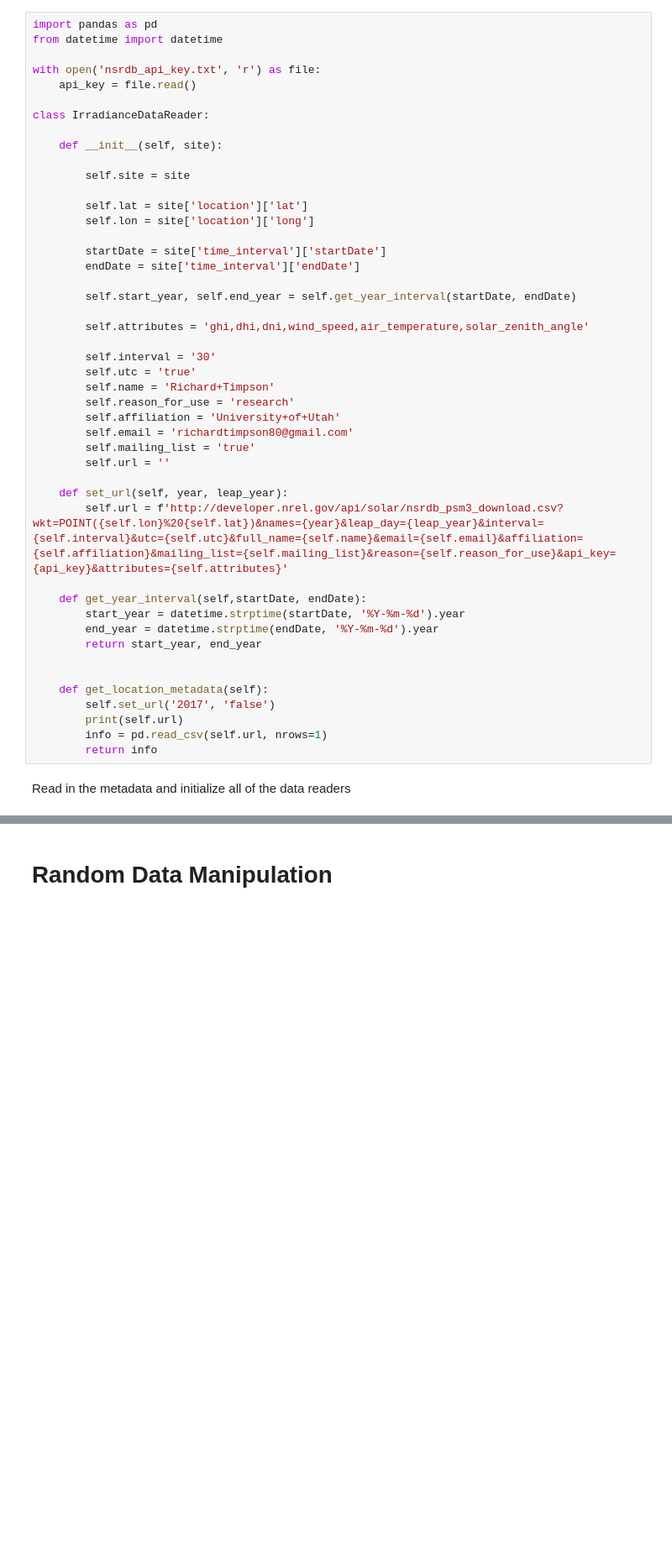
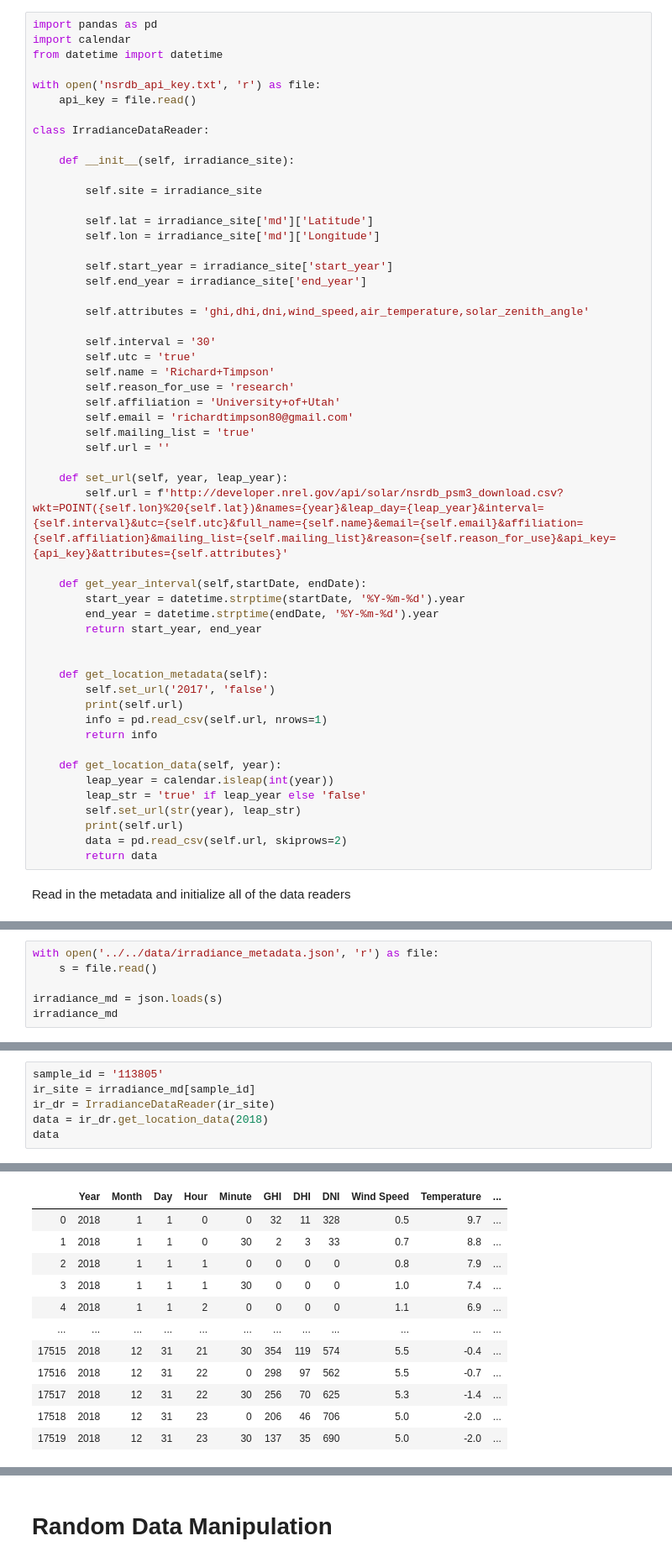
Before and after one commit to richard-timpson/solar-panel-output-prediction, a Jupyter notebook: code/SolarIrradianceDataGathering/IrradianceDataGathering.ipynb, the cells around one changed output, grey strips where cells are left out. Shown at 84% size. Cells and saved outputs as stored; diff of their text form; blank space fills up the shorter version.

Commit message:
finished data gathering notebook

```diff
--- a/code/SolarIrradianceDataGathering/IrradianceDataGathering.ipynb
+++ b/code/SolarIrradianceDataGathering/IrradianceDataGathering.ipynb
@@ -26,6 +26,7 @@ with open('../../data/site_metadata.json', 'r') as file:
 sites = json.loads(s)
 # %%
 import pandas as pd
+import calendar
 from datetime import datetime
 
 with open('nsrdb_api_key.txt', 'r') as file:
@@ -33,17 +34,15 @@ with open('nsrdb_api_key.txt', 'r') as file:
 
 class IrradianceDataReader:
 
-    def __init__(self, site):
+    def __init__(self, irradiance_site):
 
-        self.site = site
+        self.site = irradiance_site
 
-        self.lat = site['location']['lat']
-        self.lon = site['location']['long']
+        self.lat = irradiance_site['md']['Latitude']
+        self.lon = irradiance_site['md']['Longitude']
 
-        startDate = site['time_interval']['startDate']
-        endDate = site['time_interval']['endDate']
-
-        self.start_year, self.end_year = self.get_year_interval(startDate, endDate)
+        self.start_year = irradiance_site['start_year']
+        self.end_year = irradiance_site['end_year']
 
         self.attributes = 'ghi,dhi,dni,wind_speed,air_temperature,solar_zenith_angle'
 
@@ -70,6 +69,14 @@ class IrradianceDataReader:
         print(self.url)
         info = pd.read_csv(self.url, nrows=1)
         return info
+
+    def get_location_data(self, year):
+        leap_year = calendar.isleap(int(year))
+        leap_str = 'true' if leap_year else 'false'
+        self.set_url(str(year), leap_str)
+        print(self.url)
+        data = pd.read_csv(self.url, skiprows=2)
+        return data
 # %% [markdown]
 Read in the metadata and initialize all of the data readers
 # %%
@@ -80,0 +88,6 @@ site_drs = [IrradianceDataReader(site) for site in sites]
+# %%
+with open('../../data/irradiance_metadata.json', 'r') as file:
+    s = file.read()
+
+irradiance_md = json.loads(s)
+irradiance_md
@@ -87,0 +114,7 @@ solar site.
+# %%
+sample_id = '113805'
+ir_site = irradiance_md[sample_id]
+ir_dr = IrradianceDataReader(ir_site)
+data = ir_dr.get_location_data(2018)
+data
+# %% [output]
@@ -87,0 +122,12 @@ solar site.
+|  | Year | Month | Day | Hour | Minute | GHI | DHI | DNI | Wind Speed | Temperature | ... |
+| 0 | 2018 | 1 | 1 | 0 | 0 | 32 | 11 | 328 | 0.5 | 9.7 | ... |
+| 1 | 2018 | 1 | 1 | 0 | 30 | 2 | 3 | 33 | 0.7 | 8.8 | ... |
+| 2 | 2018 | 1 | 1 | 1 | 0 | 0 | 0 | 0 | 0.8 | 7.9 | ... |
+| 3 | 2018 | 1 | 1 | 1 | 30 | 0 | 0 | 0 | 1.0 | 7.4 | ... |
+| 4 | 2018 | 1 | 1 | 2 | 0 | 0 | 0 | 0 | 1.1 | 6.9 | ... |
+| ... | ... | ... | ... | ... | ... | ... | ... | ... | ... | ... | ... |
+| 17515 | 2018 | 12 | 31 | 21 | 30 | 354 | 119 | 574 | 5.5 | -0.4 | ... |
+| 17516 | 2018 | 12 | 31 | 22 | 0 | 298 | 97 | 562 | 5.5 | -0.7 | ... |
+| 17517 | 2018 | 12 | 31 | 22 | 30 | 256 | 70 | 625 | 5.3 | -1.4 | ... |
+| 17518 | 2018 | 12 | 31 | 23 | 0 | 206 | 46 | 706 | 5.0 | -2.0 | ... |
+| 17519 | 2018 | 12 | 31 | 23 | 30 | 137 | 35 | 690 | 5.0 | -2.0 | ... |
```
Also changed, not shown: parts of 8 cells of this notebook.
